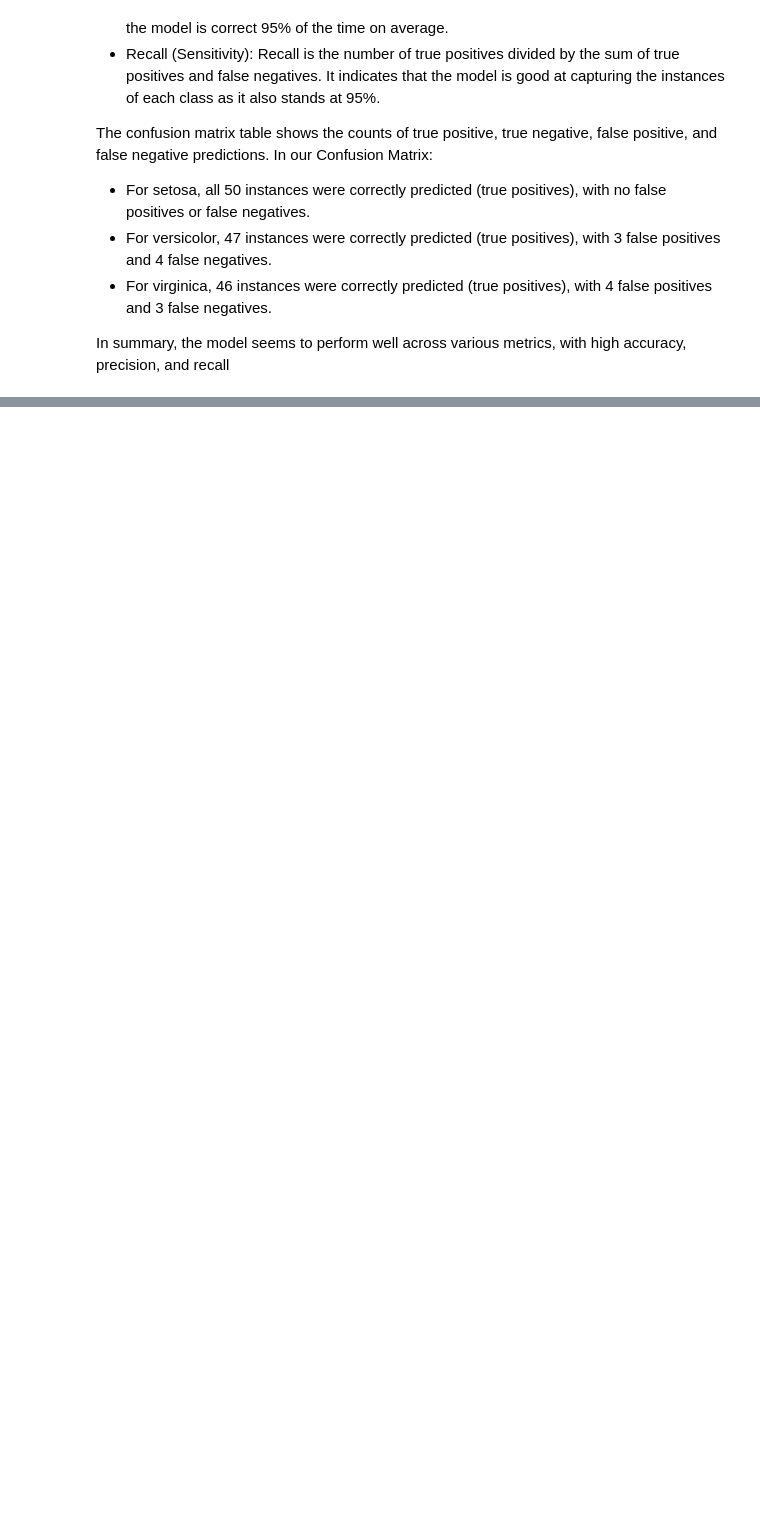
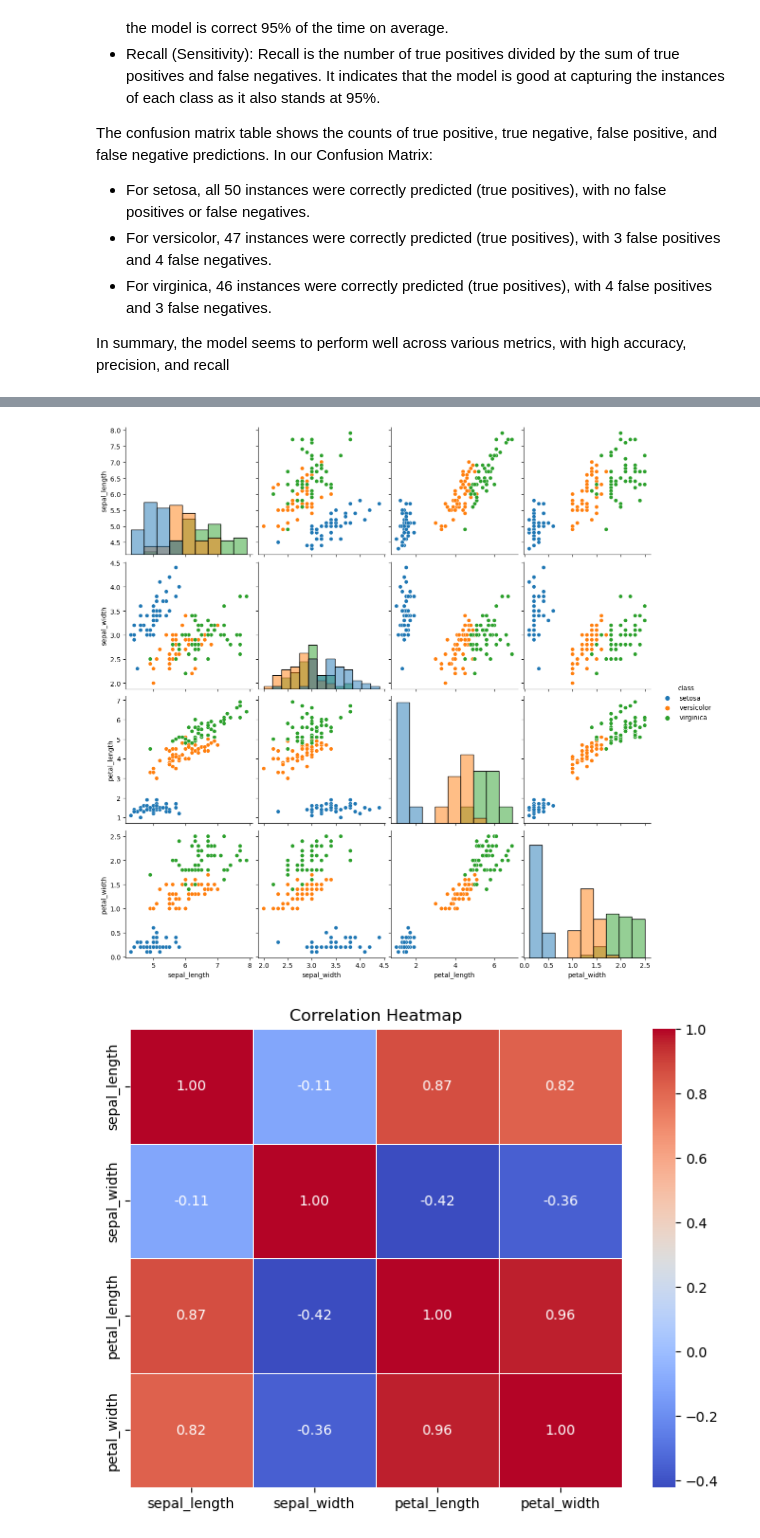
Before and after one commit to mhmdmahdi/Machine-Learning-and-Statistics, a Jupyter notebook: project.ipynb, the cells around one changed output, grey strips where cells are left out. Drawn from its saved outputs; the diff is of its cells as text; code cells hidden in the pictures; blank space fills up the shorter version.

Commit message:
Statistical Analysis

```diff
--- a/project.ipynb
+++ b/project.ipynb
@@ -210,0 +239,32 @@ In summary, the model seems to perform well across various metrics, with high ac
+# %%
+# Feature Distributions
+sns.pairplot(df, hue='class', diag_kind='hist', height=3)
+
+# Correlation Analysis
+correlation_matrix = df.corr(numeric_only=True)
+plt.figure(figsize=(8, 6))
+sns.heatmap(correlation_matrix, annot=True, cmap='coolwarm', fmt=".2f", linewidths=.5)
+plt.title('Correlation Heatmap')
+
+# Outlier Detection (using boxplots)
+plt.figure(figsize=(10, 6))
+sns.boxplot(x='class', y='sepal_length', data=df)
+plt.title('Boxplot of Sepal Length by Class')
+
+plt.figure(figsize=(10, 6))
+sns.boxplot(x='class', y='sepal_width', data=df)
+plt.title('Boxplot of Sepal Width by Class')
+
+plt.figure(figsize=(10, 6))
+sns.boxplot(x='class', y='petal_length', data=df)
+plt.title('Boxplot of Petal Length by Class')
+
+plt.figure(figsize=(10, 6))
+sns.boxplot(x='class', y='petal_width', data=df)
+plt.title('Boxplot of Petal Length by Class')
+
+# Display plots
+plt.show()
+# %% [output]
+[figure, added]
+[figure, added]
```
Also changed, not shown: parts of 6 cells of this notebook.
